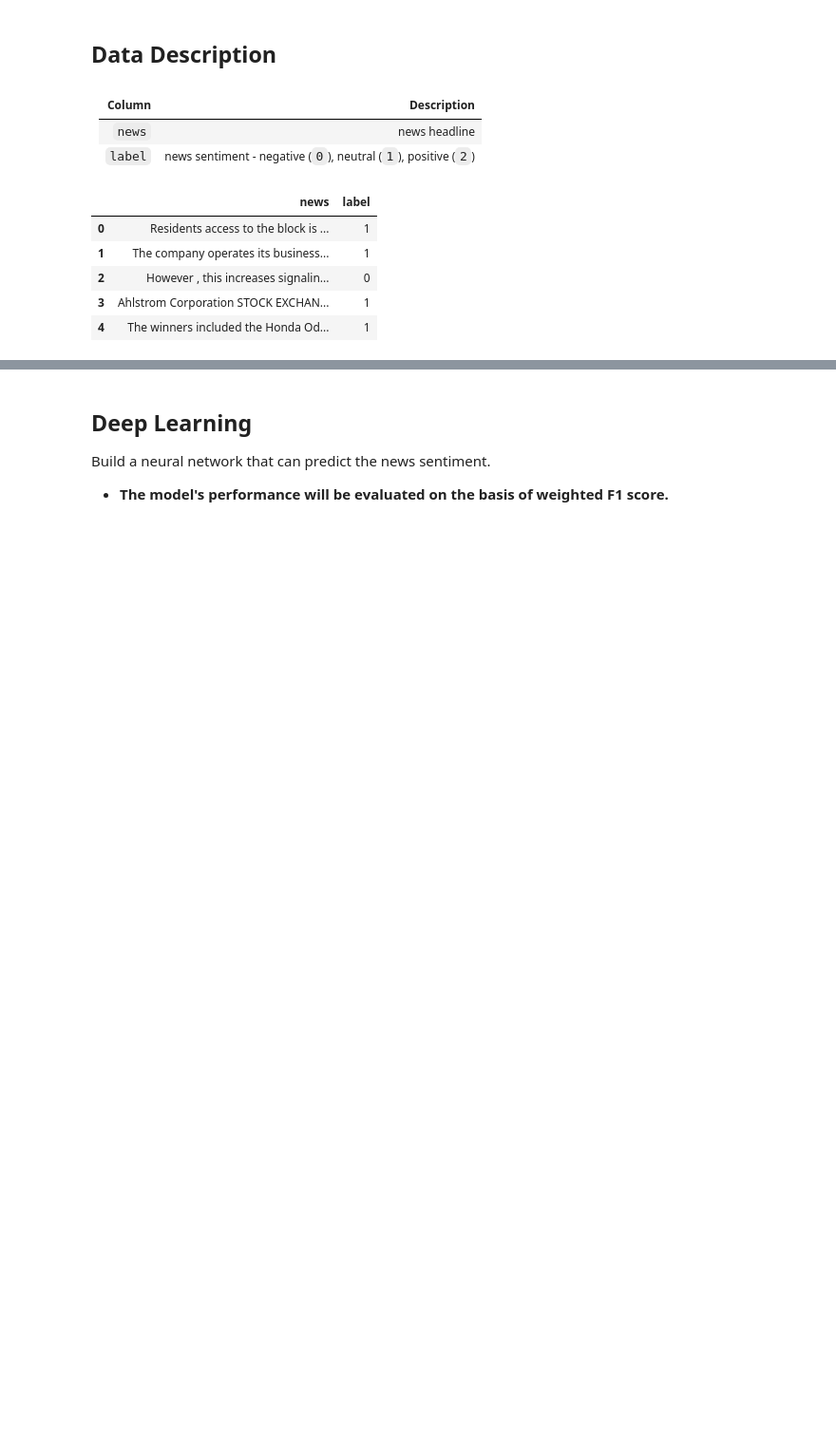
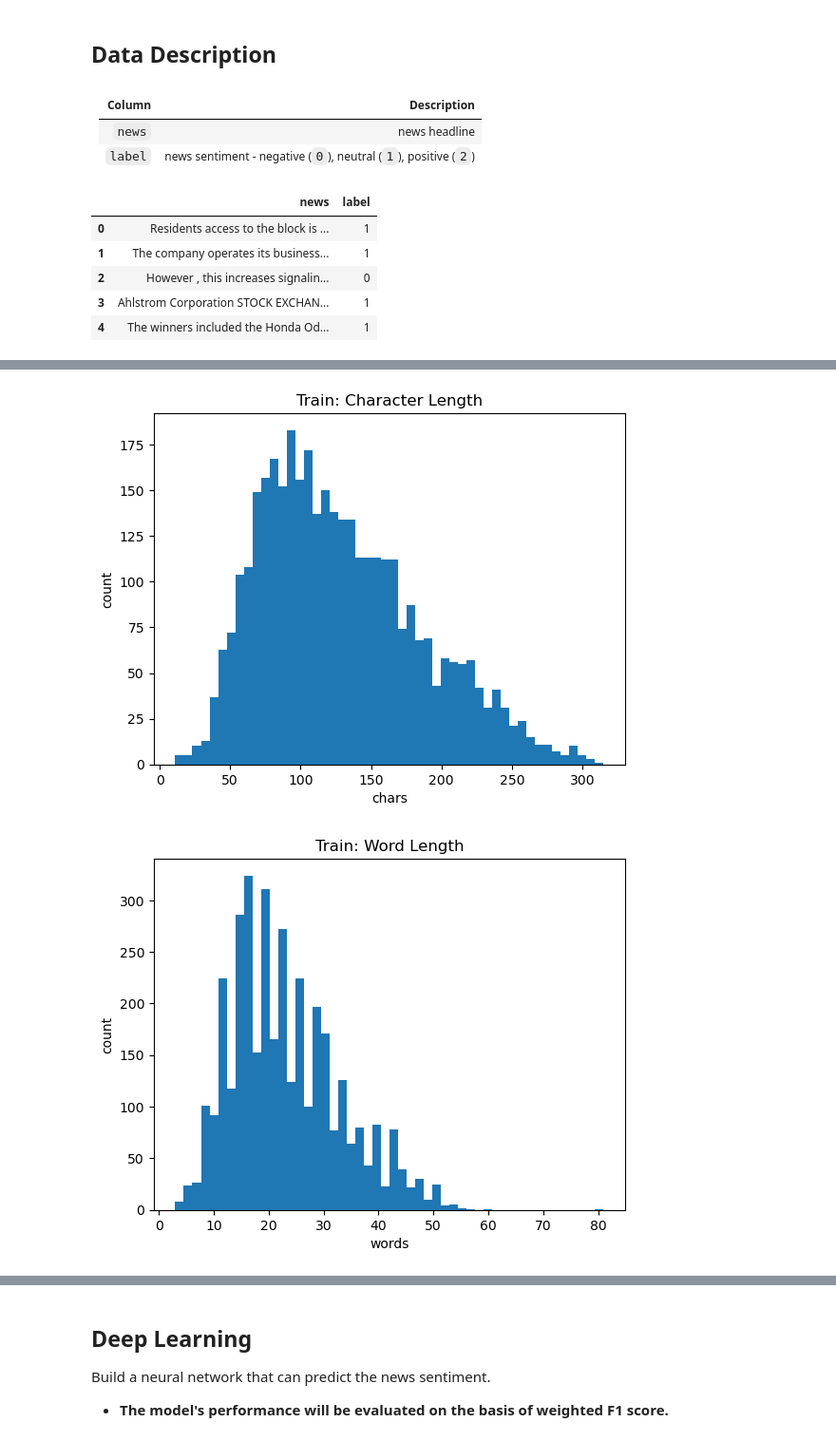
Before and after one commit to ygriceu/Neural-Networks, a Jupyter notebook: Questions.ipynb, the cells around one changed output, grey strips where cells are left out. Shown: that part at 95% size. Cells and saved outputs as stored; diff of their text form; code cells hidden in the pictures; blank space fills up the shorter version.

Commit message:
Add training scripts + restored EDA notebook

```diff
--- a/Questions.ipynb
+++ b/Questions.ipynb
@@ -56,0 +104,24 @@ data.head()
+# %%
+# Cell 3: tokenizer-based lengths
+from transformers import AutoTokenizer
+tok = AutoTokenizer.from_pretrained("distilbert-base-uncased")
+
+def bert_len(texts, tokenizer, batch_size=1024, max_length=512):
+    out = np.empty(len(texts), dtype=np.int32)
+    for i in range(0, len(texts), batch_size):
+        enc = tokenizer(
+            texts[i:i+batch_size],
+            truncation=False,   # count true length
+            padding=False,
+            add_special_tokens=True,
+            return_attention_mask=False,
+            return_token_type_ids=False,
+        )
+        # input_ids includes [CLS]/[SEP] equivalents already
+        out[i:i+batch_size] = [len(ids) for ids in enc["input_ids"]]
+    return out
+
+tr["len_tok"] = bert_len(tr["news"].tolist(), tok)
+te["len_tok"] = bert_len(te["news"].tolist(), tok)
+
+tr[["len_tok"]].describe(percentiles=[.5,.9,.95,.99]).round(1)
@@ -56,0 +209,22 @@ data.head()
+# %%
+# Cell 6: histograms (1 plot per chart; default matplotlib styles)
+fig = plt.figure()
+plt.hist(tr["len_char"], bins=50)
+plt.title("Train: Character Length")
+plt.xlabel("chars"); plt.ylabel("count")
+plt.show()
+
+fig = plt.figure()
+plt.hist(tr["len_word"], bins=50)
+plt.title("Train: Word Length")
+plt.xlabel("words"); plt.ylabel("count")
+plt.show()
+
+fig = plt.figure()
+plt.hist(tr["len_tok"], bins=60)
+plt.title("Train: DistilBERT Token Length")
+plt.xlabel("tokens"); plt.ylabel("count")
+plt.show()
+# %% [output]
+[figure, added]
+[figure, added]
```
Also changed, not shown: parts of 15 cells of this notebook, 1 other file.
